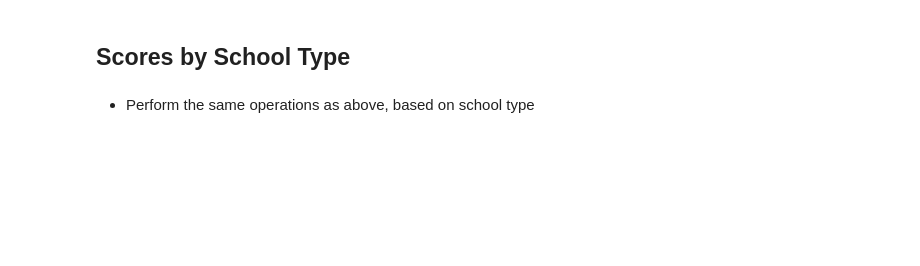
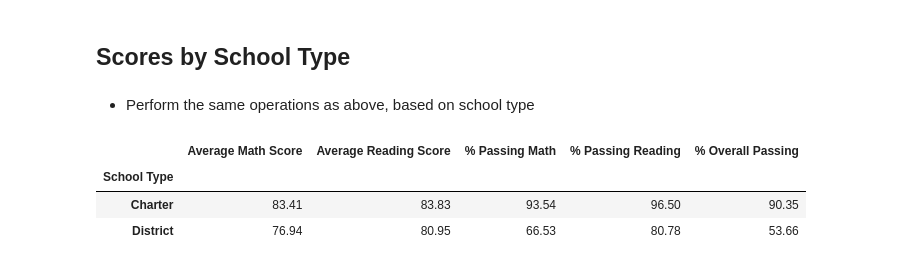
Before and after one commit to Asiha14/pandas-challenge, a Jupyter notebook: PyCitySchools/PyCitySchools_starter.ipynb, the cells around one changed output. Drawn from its saved outputs; the diff is of its cells as text; code cells hidden in the pictures; blank space fills up the shorter version.

```diff
--- a/PyCitySchools/PyCitySchools_starter.ipynb
+++ b/PyCitySchools/PyCitySchools_starter.ipynb
@@ -322,3 +688,61 @@ re_sort_school_summary.head(5)
 ## Scores by School Type
 # %% [markdown]
 * Perform the same operations as above, based on school type
+# %%
+charter_count=0
+charter_math=0
+charter_read=0
+charter_pmath=0
+charter_pread=0
+charter_opass=0
+
+district_count = 0
+district_math = 0
+district_read = 0
+district_pmath = 0
+district_pread = 0
+district_opass = 0
+
+for index, row in school_summary.iterrows():
+    if row[0] =='Charter':
+        charter_count +=1
+        charter_math += row[4]
+        charter_read += row[5]
+        charter_pmath += row[6]
+        charter_pread += row[7]
+        charter_opass += row[8]
+    else:
+        district_count +=1
+        district_math += row[4]
+        district_read += row[5]
+        district_pmath += row[6]
+        district_pread += row[7]
+        district_opass += row[8]
+
+c_avg_m = round(charter_math/charter_count,2)
+c_avg_r = round(charter_read/charter_count,2)
+c_pmath = round(charter_pmath/charter_count,2)
+c_pread = round(charter_pread/charter_count,2)
+c_opass = round(charter_opass/charter_count,2)
+charter_list = [c_avg_m,c_avg_r,c_pmath,c_pread,c_opass]
+
+d_avg_m = round(district_math/district_count,2)
+d_avg_r = round(district_read/district_count,2)
+d_pmath = round(district_pmath/district_count,2)
+d_pread = round(district_pread/district_count,2)
+d_opass = round(district_opass/district_count,2)
+district_list = [d_avg_m,d_avg_r,d_pmath,d_pread,d_opass]
+
+master_list = [charter_list,district_list]
+type_df = pd.DataFrame(master_list, index=['Charter','District'], columns=['Average Math Score',
+                                                                                               'Average Reading Score',
+                                                                                               '% Passing Math',
+                                                                                               '% Passing Reading',
+                                                                                               '% Overall Passing'])
+type_df.index.name = 'School Type'
+type_df
+# %% [output]
+|  | Average Math Score | Average Reading Score | % Passing Math | % Passing Reading | % Overall Passing |
+| School Type |  |  |  |  |  |
+| Charter | 83.41 | 83.83 | 93.54 | 96.50 | 90.35 |
+| District | 76.94 | 80.95 | 66.53 | 80.78 | 53.66 |
```
Also changed, not shown: parts of 5 cells of this notebook.
